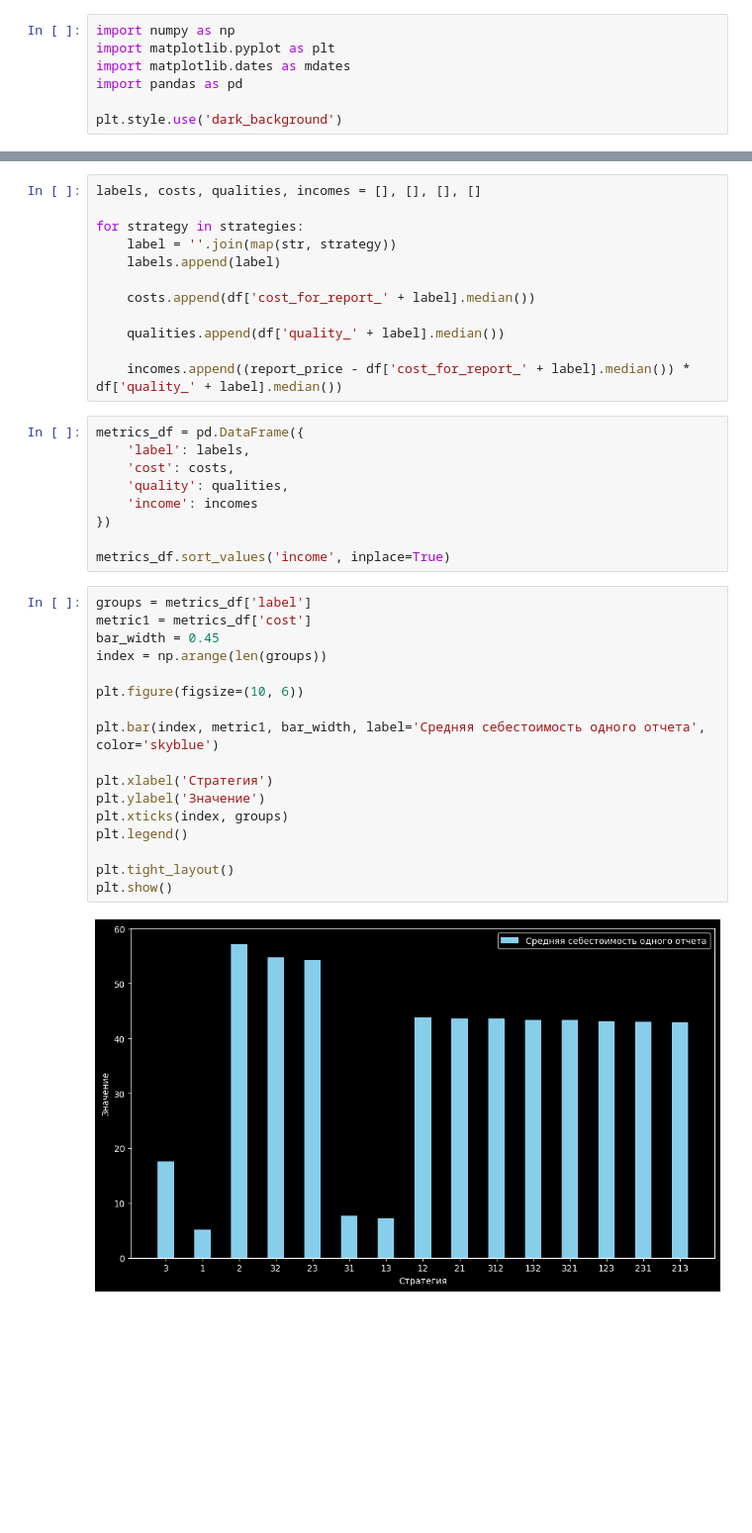
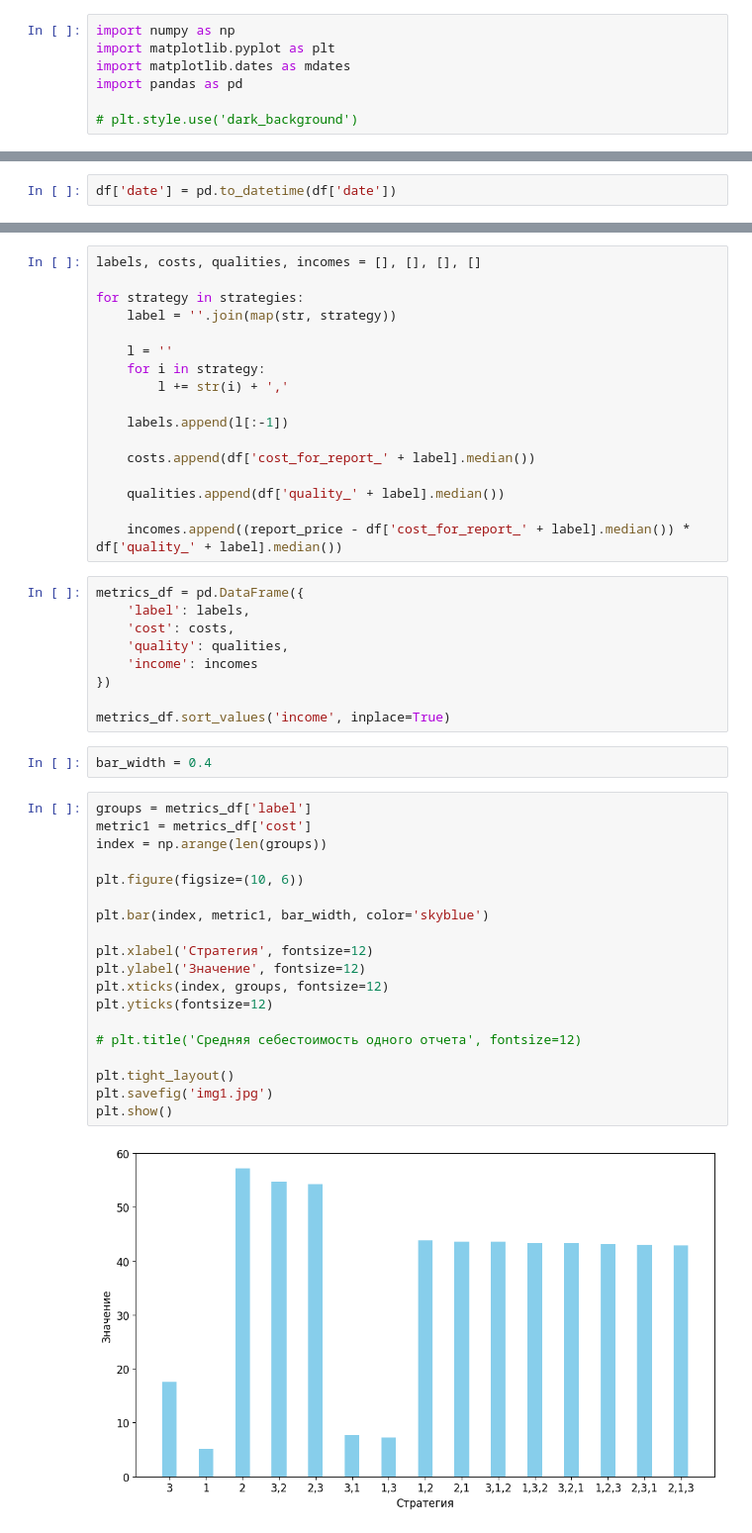
Before and after one commit to IAmSerepok/DataFromVariousSources, a Jupyter notebook: optimal_strategy.ipynb, the cells around one changed output, grey strips where cells are left out. Shown at 99% size. Cells and saved outputs as stored; diff of their text form; blank space fills up the shorter version.

```diff
--- a/optimal_strategy.ipynb
+++ b/optimal_strategy.ipynb
@@ -4,7 +4,7 @@ import matplotlib.pyplot as plt
 import matplotlib.dates as mdates
 import pandas as pd
 
-plt.style.use('dark_background')
+# plt.style.use('dark_background')
 # %%
 df = pd.read_csv('data/data_with_extra_columns.csv')
 df.head(3)
@@ -13,6 +13,8 @@ df.head(3)
 | 0 | 2024-07-01 | 27.5 | 38.8 | 5.4 | 49.6 | 1.321 | 1.523 | ... |
 | 1 | 2024-07-02 | 26.8 | 38.9 | 5.7 | 49.5 | 1.333 | 1.511 | ... |
 | 2 | 2024-07-03 | 26.0 | 38.0 | 6.0 | 48.6 | 1.303 | 1.508 | ... |
+# %%
+df['date'] = pd.to_datetime(df['date'])
 # %%
 N = 1_000
 # %%
@@ -155,7 +157,12 @@ labels, costs, qualities, incomes = [], [], [], []
 
 for strategy in strategies:
     label = ''.join(map(str, strategy))
-    labels.append(label)
+
+    l = ''
+    for i in strategy:
+        l += str(i) + ','
+
+    labels.append(l[:-1])
 
     costs.append(df['cost_for_report_' + label].median())
 
@@ -171,25 +178,29 @@ metrics_df = pd.DataFrame({
 })
 
 metrics_df.sort_values('income', inplace=True)
+# %%
+bar_width = 0.4
 # %%
 groups = metrics_df['label']
 metric1 = metrics_df['cost']
-bar_width = 0.45
 index = np.arange(len(groups))
 
 plt.figure(figsize=(10, 6))
 
-plt.bar(index, metric1, bar_width, label='Средняя себестоимость одного отчета', color='skyblue')
+plt.bar(index, metric1, bar_width, color='skyblue')
 
-plt.xlabel('Стратегия')
-plt.ylabel('Значение')
-plt.xticks(index, groups)
-plt.legend()
+plt.xlabel('Стратегия', fontsize=12)
+plt.ylabel('Значение', fontsize=12)
+plt.xticks(index, groups, fontsize=12)
+plt.yticks(fontsize=12)
+
+# plt.title('Средняя себестоимость одного отчета', fontsize=12)
 
 plt.tight_layout()
+plt.savefig('img1.jpg')
 plt.show()
 # %% [output]
-[figure, old version]
+[figure, new version]
 # %%
 groups = metrics_df['label']
 metric2 = metrics_df['quality']
```
Also changed, not shown: parts of 6 cells of this notebook, 1 other file.
